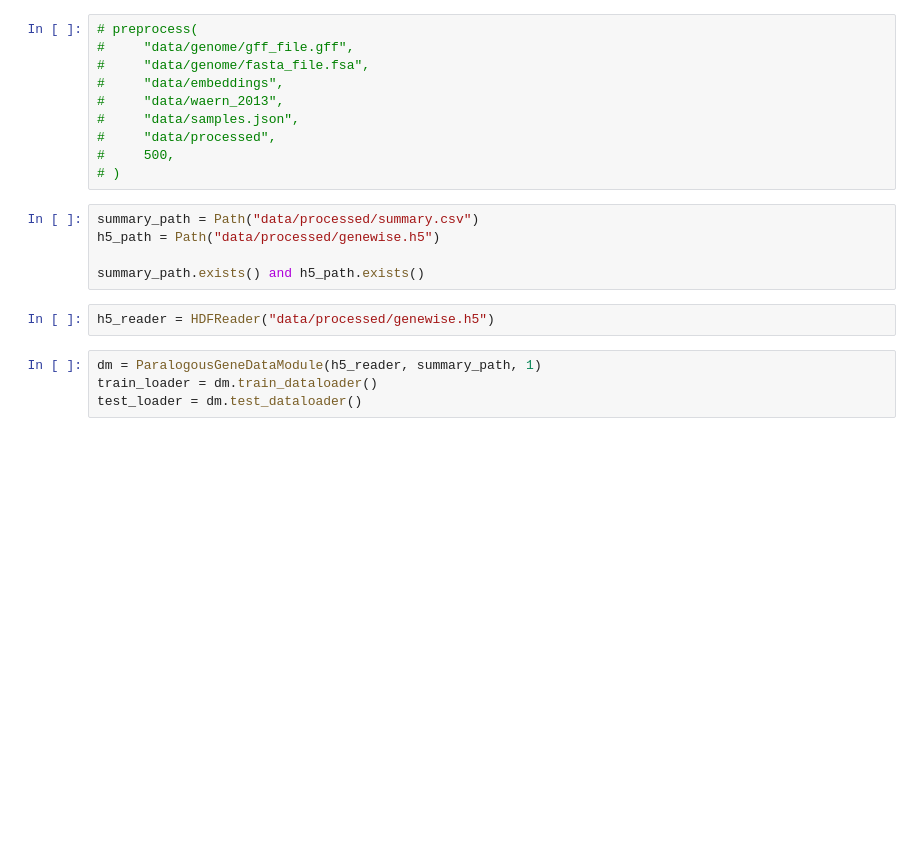
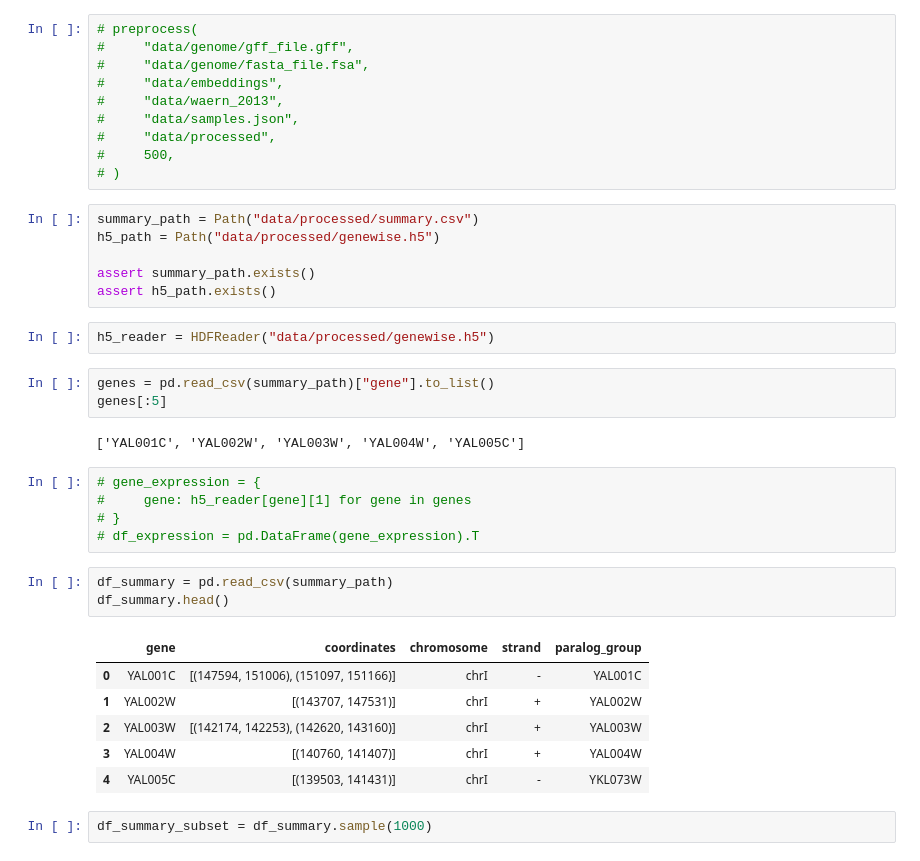
Before and after one commit to realhexiheng/ml4rg2025, a Jupyter notebook: run.ipynb, the cells around one changed output. Saved outputs shown, nothing was run; the diff lists cells and outputs as text; blank space fills up the shorter version.

```diff
--- a/run.ipynb
+++ b/run.ipynb
@@ -24,12 +29,31 @@ from pytorch_lightning.loggers import WandbLogger
 summary_path = Path("data/processed/summary.csv")
 h5_path = Path("data/processed/genewise.h5")
 
-summary_path.exists() and h5_path.exists()
+assert summary_path.exists()
+assert h5_path.exists()
 # %%
 h5_reader = HDFReader("data/processed/genewise.h5")
-# %%
-dm = ParalogousGeneDataModule(h5_reader, summary_path, 1)
-train_loader = dm.train_dataloader()
-test_loader = dm.test_dataloader()
+# %%
+genes = pd.read_csv(summary_path)["gene"].to_list()
+genes[:5]
+# %% [output]
+['YAL001C', 'YAL002W', 'YAL003W', 'YAL004W', 'YAL005C']
+# %%
+# gene_expression = {
+#     gene: h5_reader[gene][1] for gene in genes
+# }
+# df_expression = pd.DataFrame(gene_expression).T
+# %%
+df_summary = pd.read_csv(summary_path)
+df_summary.head()
+# %% [output]
+|  | gene | coordinates | chromosome | strand | paralog_group |
+| 0 | YAL001C | [(147594, 151006), (151097, 151166)] | chrI | - | YAL001C |
+| 1 | YAL002W | [(143707, 147531)] | chrI | + | YAL002W |
+| 2 | YAL003W | [(142174, 142253), (142620, 143160)] | chrI | + | YAL003W |
+| 3 | YAL004W | [(140760, 141407)] | chrI | + | YAL004W |
+| 4 | YAL005C | [(139503, 141431)] | chrI | - | YKL073W |
+# %%
+df_summary_subset = df_summary.sample(1000)
 # %%
 lr = 1e-3
```
Also changed, not shown: parts of 3 cells of this notebook, 10 other files.
